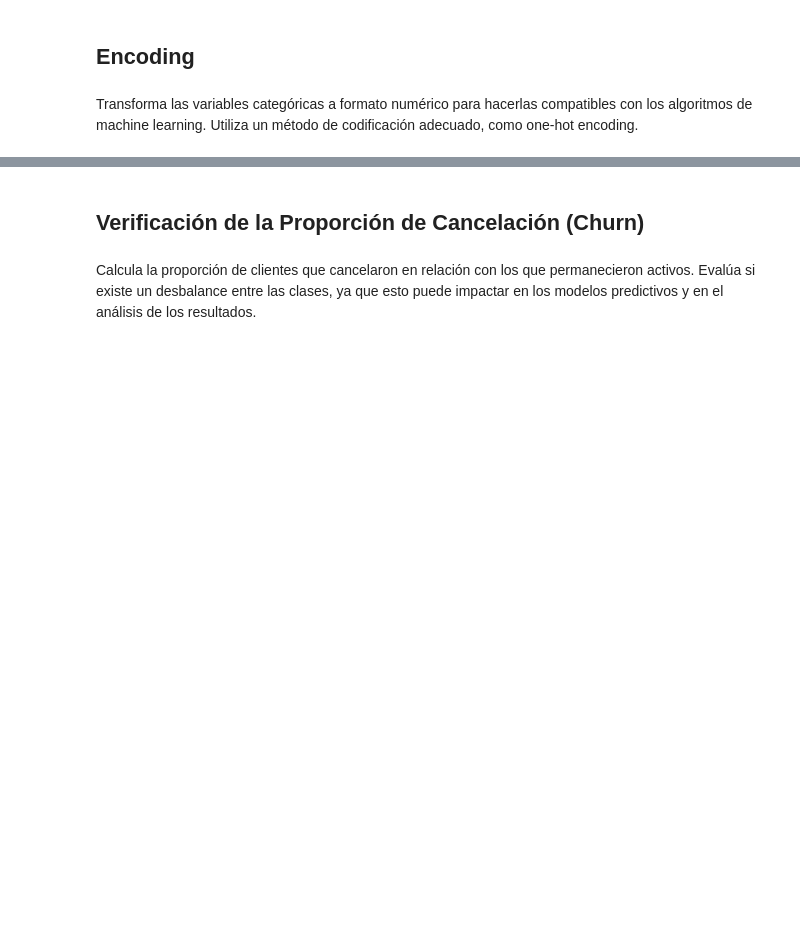
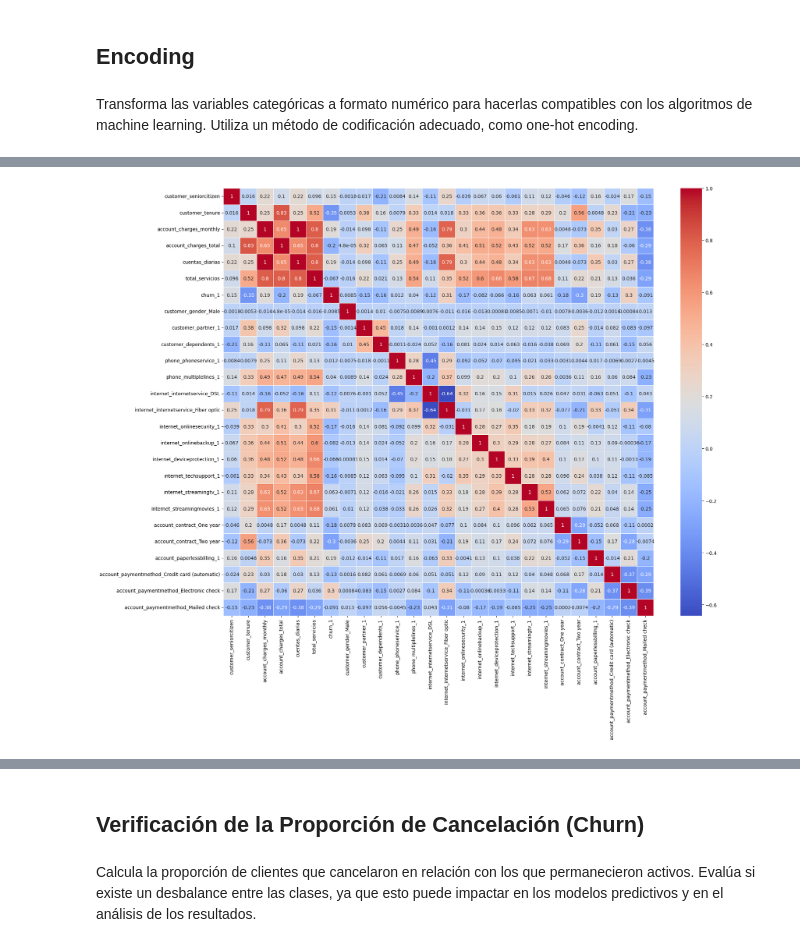
Before and after one commit to AndresCMontejo/TelecomX_proyecto_parte2, a Jupyter notebook: Proyecto_TelecomX_Parte2.ipynb, the cells around one changed output, grey strips where cells are left out. Saved outputs shown, nothing was run; the diff lists cells and outputs as text; code cells hidden in the pictures; blank space fills up the shorter version.

```diff
--- a/Proyecto_TelecomX_Parte2.ipynb
+++ b/Proyecto_TelecomX_Parte2.ipynb
@@ -66,0 +114,3 @@ df.to_csv("datos_TelecomX_sin_IDs_constantes.csv", index=False)
+# %%
+for col in cols_to_fix:
+  df_clean[col] = df_clean[col].replace('No internet service', 'No')
@@ -69,6 +149,7 @@ df.to_csv("datos_TelecomX_sin_IDs_constantes.csv", index=False)
 # %% [markdown]
 Transforma las variables categóricas a formato numérico para hacerlas compatibles con los algoritmos de machine learning. Utiliza un método de codificación adecuado, como one-hot encoding.
 # %%
+"""
 # Cargando nuestro nuevo DataFrame filtrado.
 df = pd.read_csv("/content/drive/MyDrive/ETL/datos_TelecomX_sin_IDs_constantes.csv")
 
@@ -85,3 +166,5 @@ print("Forma del dataset codificado:", df_encoded.shape)
 
 # Guardando el nuevo dataframe transformado
 df_encoded.to_csv("datos_TelecomX_codificado.csv", index=False)
+"""
+df_encoded= pd.get_dummies(df_clean, columns=categorical_cols, drop_first=True)
@@ -91,0 +222,2 @@ Forma del dataset codificado: (7267, 1019)
+# %%
+df_encoded = df_encoded.dropna(subset=['account_charges_total'])
@@ -91,0 +245,12 @@ Forma del dataset codificado: (7267, 1019)
+# %%
+#CORRELACIÓN ENTRE VARIABLES
+corr = df_encoded.corr()
+# %%
+import numpy as np
+import matplotlib.pyplot as plt
+import seaborn as sns
+fig, ax = plt.subplots(figsize=(20, 16))
+ax = sns.heatmap(corr, annot=True, cmap='coolwarm', linewidths=0.5)
+plt.show()
+# %% [output]
+[figure, added]
```
Also changed, not shown: parts of 47 cells of this notebook.
